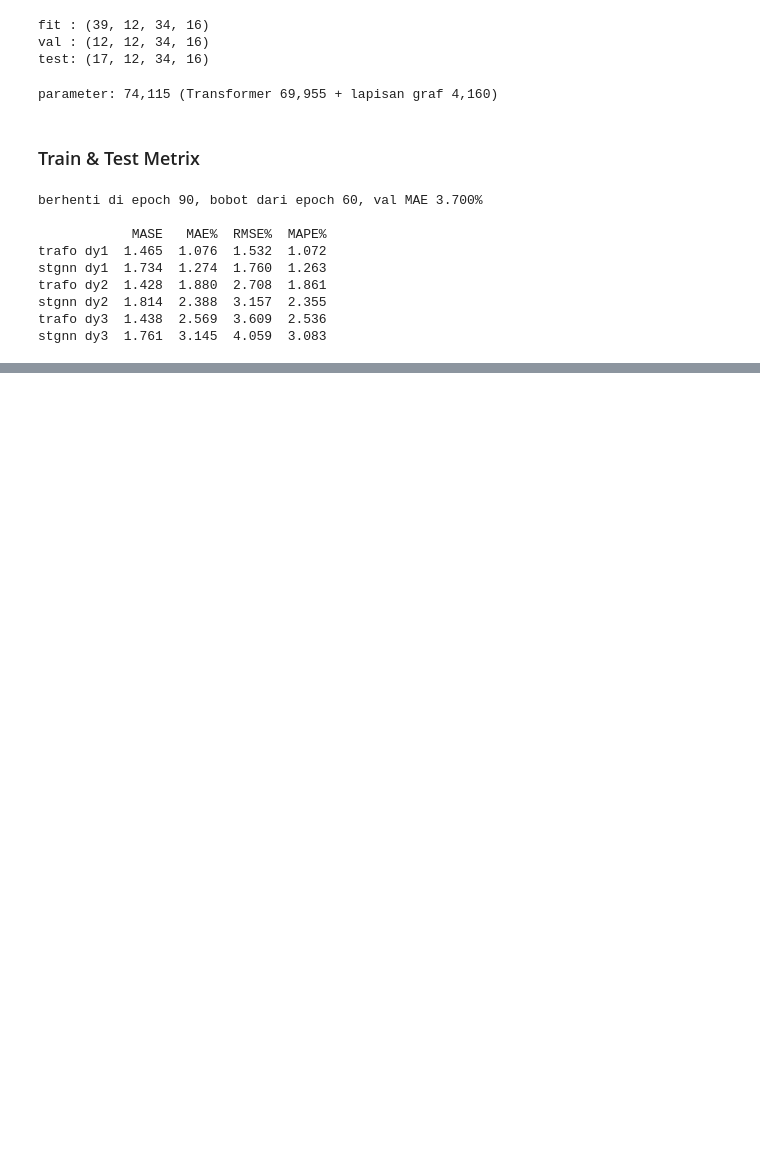
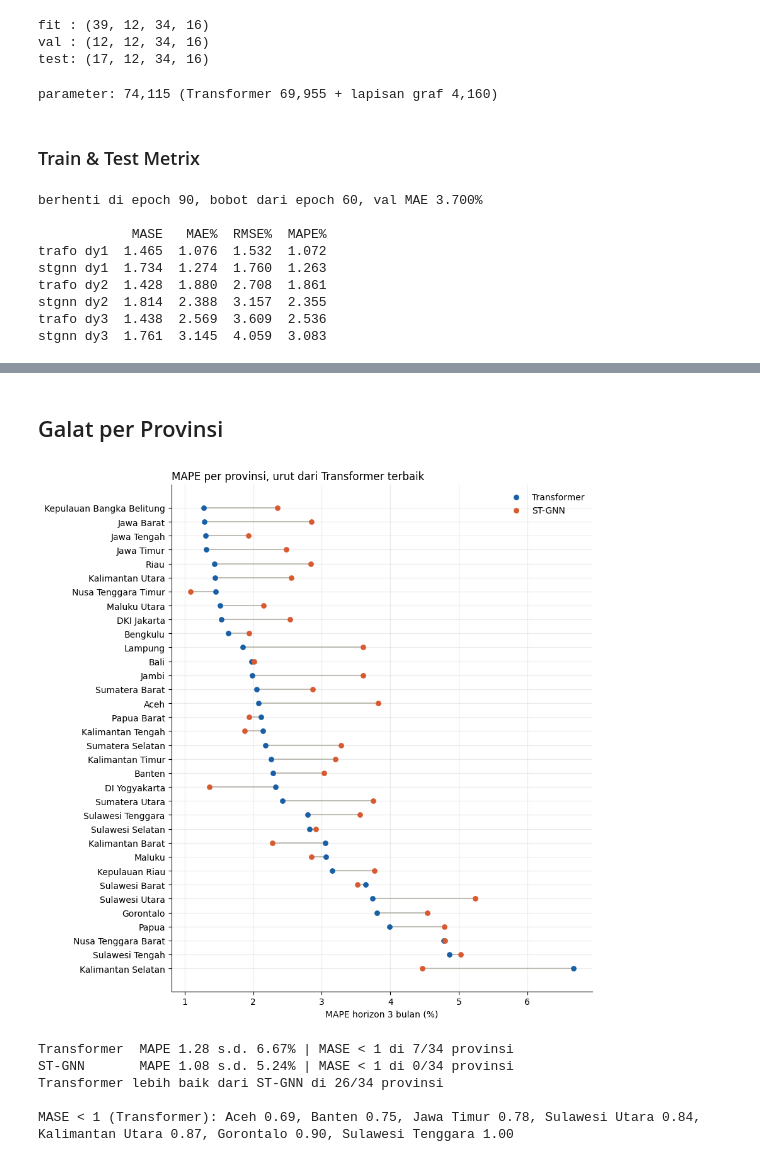
Before and after one commit to HaikalFrds/Indonesia_Rice_Early_Warning, a Jupyter notebook: notebooks/main.ipynb, the cells around one changed output, grey strips where cells are left out. Saved outputs shown, nothing was run; the diff lists cells and outputs as text; code cells hidden in the pictures; blank space fills up the shorter version.

```diff
--- a/notebooks/main.ipynb
+++ b/notebooks/main.ipynb
@@ -1257,0 +1326,42 @@ Dua model dilatih dengan kondisi yang sama persis, yaitu jendela dua belas bulan
+# %% [markdown]
+## Galat per Provinsi
+# %%
+H_FOKUS = 2   # horizon 3 bulan
+
+# Urutan baris test: bulan dulu, lalu 34 provinsi — jadi indeks provinsi berulang tiap 34 baris.
+prov_idx = np.tile(np.arange(N), len(y_asli_test) // N)
+per_prov = pd.DataFrame({
+    (model, m): [metrik(y_asli_test[prov_idx == p, H_FOKUS], duga[prov_idx == p, H_FOKUS],
+                        hrg_test[prov_idx == p])[m] for p in range(N)]
+    for model, duga in DUGAAN.items() for m in ("MAPE%", "MASE")
+}, index=PROVINSI_URUT).sort_values(("Transformer", "MAPE%"))
+
+kolom_mape = [(model, "MAPE%") for model in DUGAAN]
+fig, ax = plt.subplots(figsize=(9, 9))
+y_pos = np.arange(N)
+ax.hlines(y_pos, per_prov[kolom_mape].min(1), per_prov[kolom_mape].max(1), color=WARNA["abu"], lw=1.2)
+for model in DUGAAN:
+    ax.scatter(per_prov[(model, "MAPE%")], y_pos, s=28, color=WARNA_MODEL[model], label=model, zorder=3)
+ax.set_yticks(y_pos, per_prov.index)
+ax.invert_yaxis()
+ax.set_xlabel("MAPE horizon 3 bulan (%)")
+ax.set_title("MAPE per provinsi, urut dari Transformer terbaik", loc="left")
+ax.legend(frameon=False, loc="upper right")
+fig.tight_layout()
+plt.show()
+
+for model in DUGAAN:
+    mape, mase = per_prov[(model, "MAPE%")], per_prov[(model, "MASE")]
+    print(f"{model:12} MAPE {mape.min():.2f} s.d. {mape.max():.2f}% | MASE < 1 di {(mase < 1).sum()}/{N} provinsi")
+unggul = (per_prov[("Transformer", "MAPE%")] < per_prov[("ST-GNN", "MAPE%")]).sum()
+print(f"Transformer lebih baik dari ST-GNN di {unggul}/{N} provinsi\n")
+
+mase_trafo = per_prov[("Transformer", "MASE")]
+print("MASE < 1 (Transformer):", ", ".join(f"{p} {v:.2f}" for p, v in mase_trafo[mase_trafo < 1].sort_values().items()))
+# %% [output]
+[figure, added]
+Transformer  MAPE 1.28 s.d. 6.67% | MASE < 1 di 7/34 provinsi
+ST-GNN       MAPE 1.08 s.d. 5.24% | MASE < 1 di 0/34 provinsi
+Transformer lebih baik dari ST-GNN di 26/34 provinsi
+
+MASE < 1 (Transformer): Aceh 0.69, Banten 0.75, Jawa Timur 0.78, Sulawesi Utara 0.84, Kalimantan Utara 0.87, Gorontalo 0.90, Sulawesi Tenggara 1.00
```
Also changed, not shown: parts of 14 cells of this notebook.
